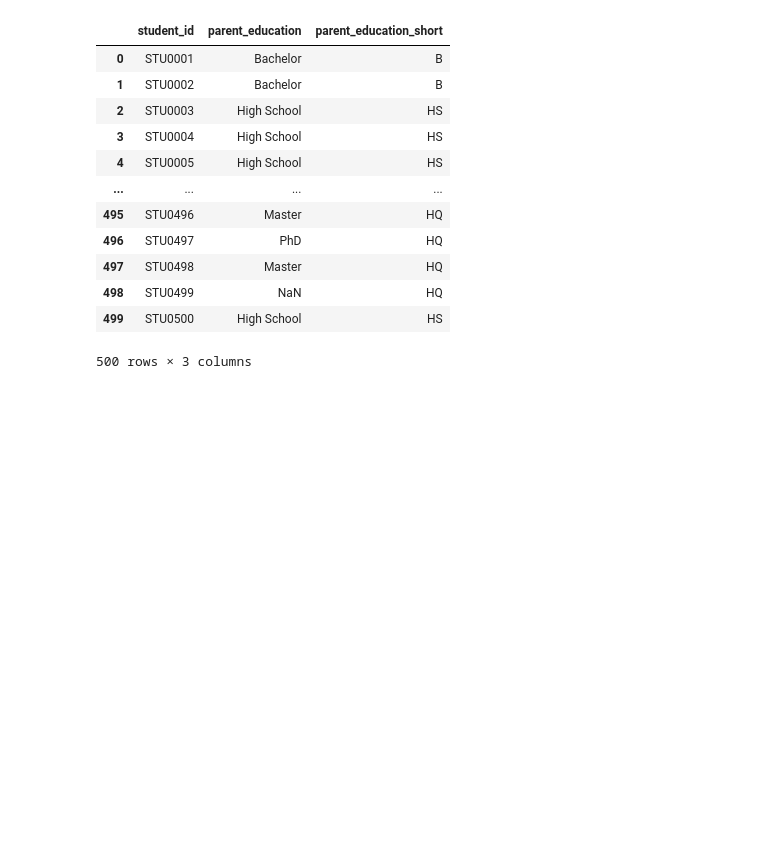
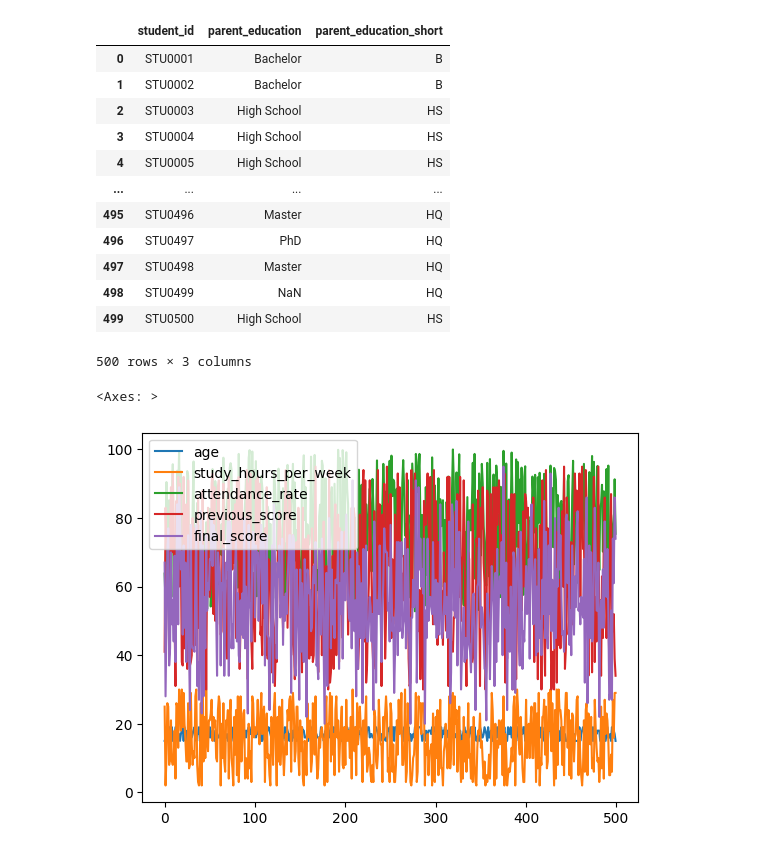
Before and after one commit to pravin02/machine-learning, a Jupyter notebook: data-processing/data-processing.ipynb, the cells around one changed output. Drawn from its saved outputs; the diff is of its cells as text; code cells hidden in the pictures; blank space fills up the shorter version.

Commit message:
using matplotlib to visualize data

```diff
--- a/data-processing/data-processing.ipynb
+++ b/data-processing/data-processing.ipynb
@@ -186,3 +186,8 @@ df[["student_id", "parent_education", "parent_education_short"]]
 | 498 | STU0499 | NaN | HQ |
 | 499 | STU0500 | High School | HS |
 500 rows × 3 columns
+# %%
+df.plot()
+# %% [output]
+<Axes: >
+[figure, added]
```
Also changed, not shown: parts of 1 cell of this notebook.
